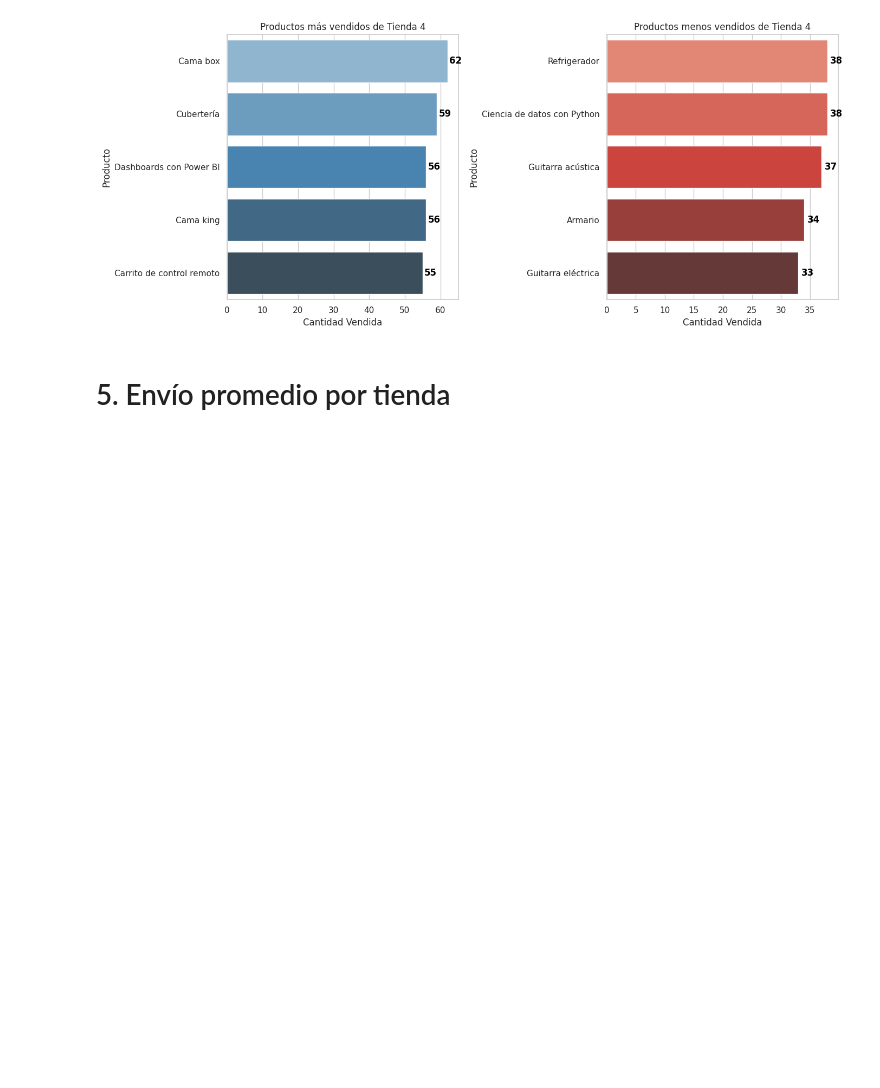
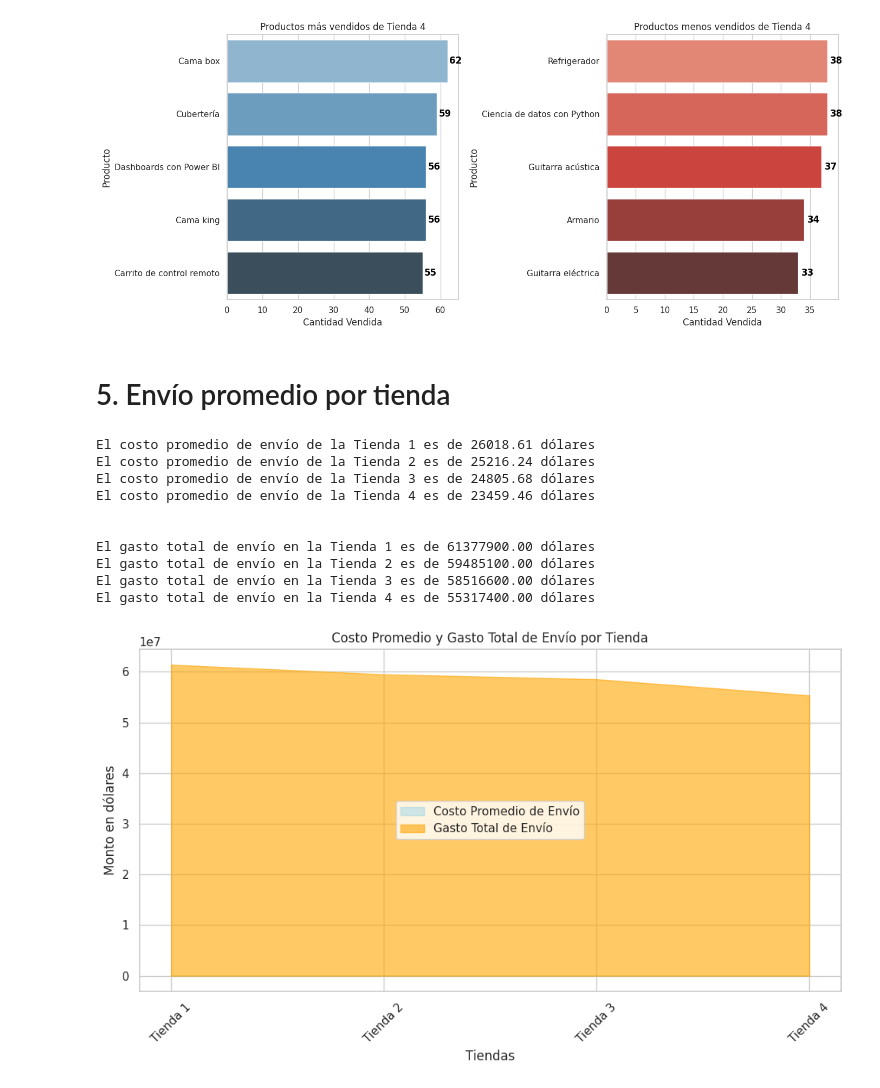
Before and after one commit to AlanGranea/Challenge-Alura-Store, a Jupyter notebook: AluraStoreLatam.ipynb, the cells around one changed output. Drawn from its saved outputs; the diff is of its cells as text; code cells hidden in the pictures; blank space fills up the shorter version.

Commit message:
Etapa 5 del envío promedio de cada tienda finalizado

```diff
--- a/AluraStoreLatam.ipynb
+++ b/AluraStoreLatam.ipynb
@@ -237,3 +237,65 @@ Producto: Guitarra eléctrica - Vendidos: 33
 [figure]
 # %% [markdown]
 # 5. Envío promedio por tienda
+# %%
+tiendas = {
+    "Tienda 1": tienda,
+    "Tienda 2": tienda2,
+    "Tienda 3": tienda3,
+    "Tienda 4": tienda4
+}
+
+costos_promedio_envio = {}
+for nombre_tienda, df in tiendas.items():
+    df['Costo de envío'] = pd.to_numeric(df['Costo de envío'], errors='coerce').fillna(0)
+    costo_promedio = df['Costo de envío'].mean()
+    costos_promedio_envio[nombre_tienda] = costo_promedio
+    print(f"El costo promedio de envío de la {nombre_tienda} es de {costo_promedio:.2f} dólares")
+
+print('\n')
+
+gasto_total_envio = {}
+for nombre_tienda, df in tiendas.items():
+    if 'Costo de envío' in df.columns:
+        df['Costo de envío'] = pd.to_numeric(df['Costo de envío'], errors='coerce').fillna(0)
+        gasto_total = df['Costo de envío'].sum()
+        gasto_total_envio[nombre_tienda] = gasto_total
+        print(f"El gasto total de envío en la {nombre_tienda} es de {gasto_total:.2f} dólares")
+
+import matplotlib.pyplot as plt
+import numpy as np
+
+# Datos
+tiendas = list(costos_promedio_envio.keys())
+promedios = list(costos_promedio_envio.values())
+gastos_totales = list(gasto_total_envio.values())
+
+# Configuración del gráfico
+fig, ax = plt.subplots(figsize=(10, 6))
+
+# Graficar el área
+ax.fill_between(tiendas, promedios, color='skyblue', alpha=0.4, label='Costo Promedio de Envío')
+ax.fill_between(tiendas, gastos_totales, color='orange', alpha=0.6, label='Gasto Total de Envío')
+
+# Etiquetas y título
+ax.set_xlabel('Tiendas')
+ax.set_ylabel('Monto en dólares')
+ax.set_title('Costo Promedio y Gasto Total de Envío por Tienda')
+ax.legend()
+
+# Mostrar el gráfico
+plt.xticks(rotation=45)
+plt.tight_layout()
+plt.show()
+# %% [output]
+El costo promedio de envío de la Tienda 1 es de 26018.61 dólares
+El costo promedio de envío de la Tienda 2 es de 25216.24 dólares
+El costo promedio de envío de la Tienda 3 es de 24805.68 dólares
+El costo promedio de envío de la Tienda 4 es de 23459.46 dólares
+
+
+El gasto total de envío en la Tienda 1 es de 61377900.00 dólares
+El gasto total de envío en la Tienda 2 es de 59485100.00 dólares
+El gasto total de envío en la Tienda 3 es de 58516600.00 dólares
+El gasto total de envío en la Tienda 4 es de 55317400.00 dólares
+[figure, added]
```
